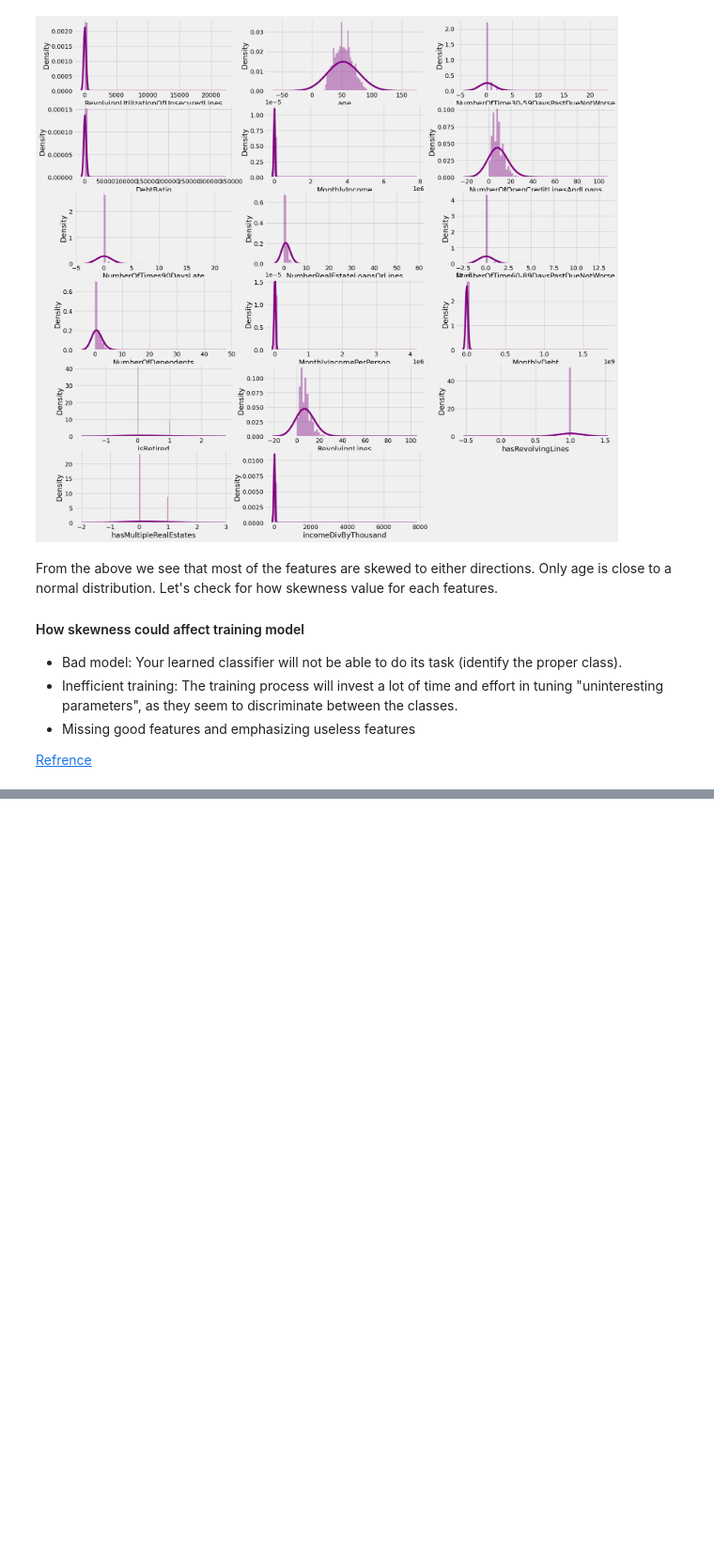
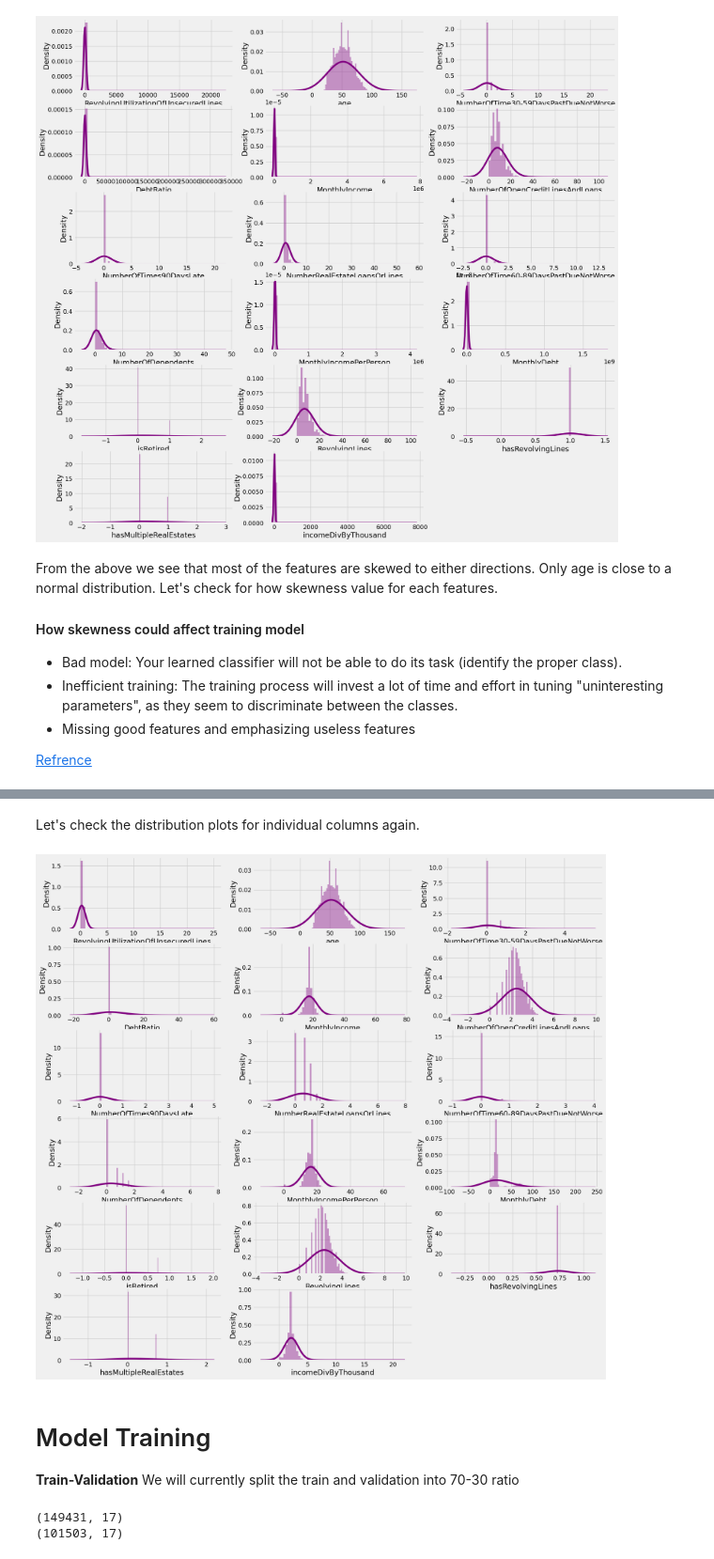
Before and after one commit to Arnold-git/Credit-Risk-Scoring, a Jupyter notebook: Research-and-Development/credit-scoring-EDA-modelling.ipynb, the cells around one changed output, grey strips where cells are left out. Shown at 94% size. Saved outputs shown, nothing was run; the diff lists cells and outputs as text; code cells hidden in the pictures; blank space fills up the shorter version.

```diff
--- a/Research-and-Development/credit-scoring-EDA-modelling.ipynb
+++ b/Research-and-Development/credit-scoring-EDA-modelling.ipynb
@@ -639,3 +640,12 @@ From the above we see that most of the features are skewed to either directions.
 - Missing good features and emphasizing useless features
 
 [Refrence](https://qr.ae/pv3A5R)
+# %%
+def skewMeasure(df):
+    nonObjectColList = df.dtypes[df.dtypes != 'object'].index
+    skewM = df[nonObjectColList].apply(lambda x: stats.skew(x.dropna())).sort_values(ascending = False)
+    skewM = pd.DataFrame({'skew': skewM})
+    return skewM.dropna()
+
+skewM = skewMeasure(mergedData)
+skewM
@@ -641,0 +679,9 @@ From the above we see that most of the features are skewed to either directions.
+# %%
+def skewMeasure(df):
+    nonObjectColList = df.dtypes[df.dtypes != 'object'].index
+    skewM = df[nonObjectColList].apply(lambda x: stats.skew(x.dropna())).sort_values(ascending = False)
+    skewM = pd.DataFrame({'skew': skewM})
+    return skewM[abs(skewM) > 0.5].dropna()
+
+skewM = skewMeasure(mergedData)
+skewM
@@ -641,0 +708,5 @@ From the above we see that most of the features are skewed to either directions.
+# %%
+for col in skewM.index:
+    mergedData[col] = special.boxcox1p(mergedData[col], 0.15)
+
+skewMeasure(mergedData)
@@ -641,0 +728,24 @@ From the above we see that most of the features are skewed to either directions.
+# %% [markdown]
+Let's check the distribution plots for individual columns again.
+# %%
+fig = plt.figure(figsize=[20, 20])
+for col, index in zip(columnList, range(1, 19)):
+    axes = fig.add_subplot(6, 3, index)
+    sns.distplot(mergedData[col], ax=axes, kde_kws={'bw':1.5}, color='purple')
+
+plt.show()
+# %% [output]
+[figure, added]
+# %% [markdown]
+# Model Training
+
+**Train-Validation**
+We will currently split the train and validation into 70-30 ratio
+# %%
+train_df = mergedData[: len(train)]
+test_df = mergedData[len(train):]
+print(train_df.shape)
+print(test_df.shape)
+# %% [output]
+(149431, 17)
+(101503, 17)
```
Also changed, not shown: parts of 7 cells of this notebook.
